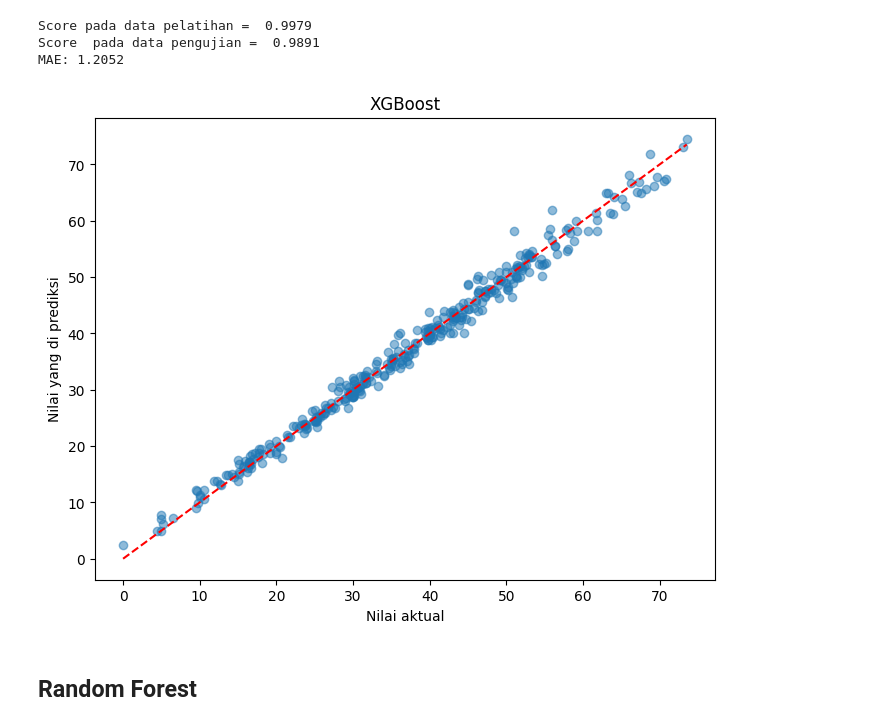
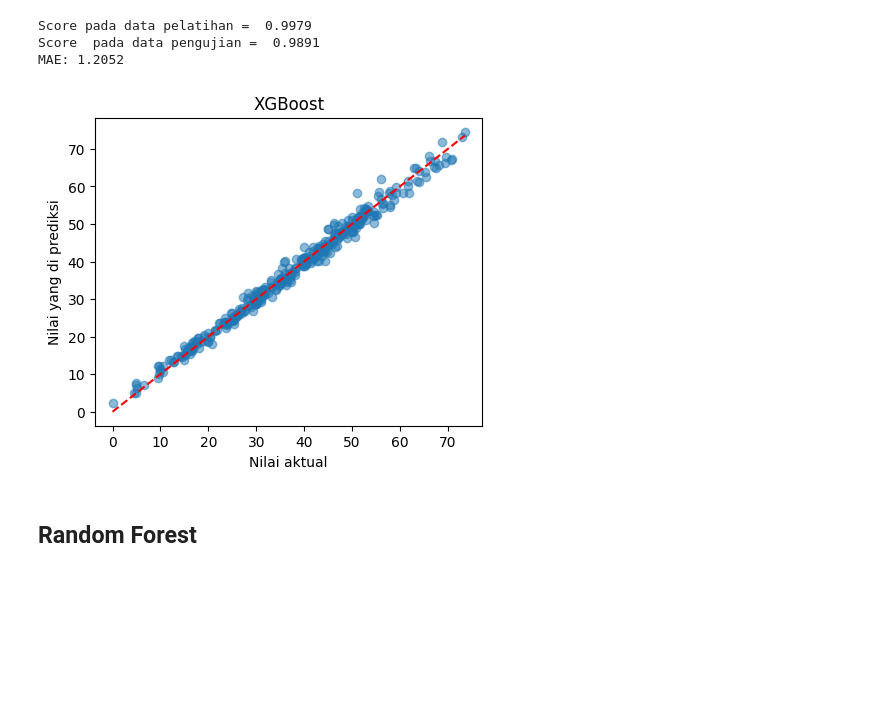
Before and after one commit to penoFahmi/Diabetes-Prediction, a Jupyter notebook: notebooks/diabetes-prediction-xgboost-r-99.ipynb, the cells around one changed output. Cells and saved outputs as stored; diff of their text form; code cells hidden in the pictures; blank space fills up the shorter version.

```diff
--- a/diabetes-prediction-xgboost-r-99.ipynb
+++ b/notebooks/diabetes-prediction-xgboost-r-99.ipynb
@@ -15,7 +15,7 @@ from sklearn.metrics import mean_absolute_error
 from sklearn.metrics import confusion_matrix
 from sklearn.metrics import ConfusionMatrixDisplay
 # %%
-df = pd.read_csv("diabetes_data.csv")
+df = pd.read_csv("../data/diabetes_data.csv")
 df.head()
 # %% [output]
 |  | user_id | date | weight | height | blood_glucose | physical_activity | diet | medication_adherence | ... |
@@ -320,15 +320,15 @@ Score pada data pelatihan =  0.9979
 Score  pada data pengujian =  0.9891
 MAE: 1.2052
 # %%
-plt.figure(figsize=(8, 6))
+plt.figure(figsize=(5, 4))
 plt.scatter(y_test, y_pred, alpha=0.5)
 plt.plot([min(y_test), max(y_test)], [min(y_test), max(y_test)], color='red', linestyle='--')
 plt.xlabel('Nilai aktual')
 plt.ylabel('Nilai yang di prediksi')
 plt.title('XGBoost')
 plt.show()
 # %% [output]
-[figure, old version]
+[figure, new version]
 # %% [markdown]
 ## Random Forest
 # %%
```
Also changed, not shown: 2 other files.
